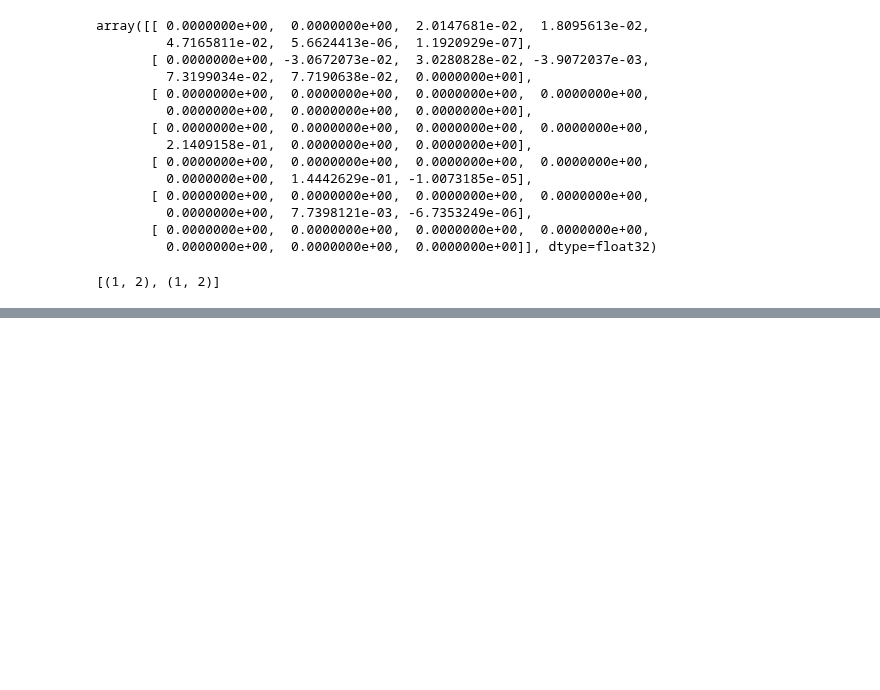
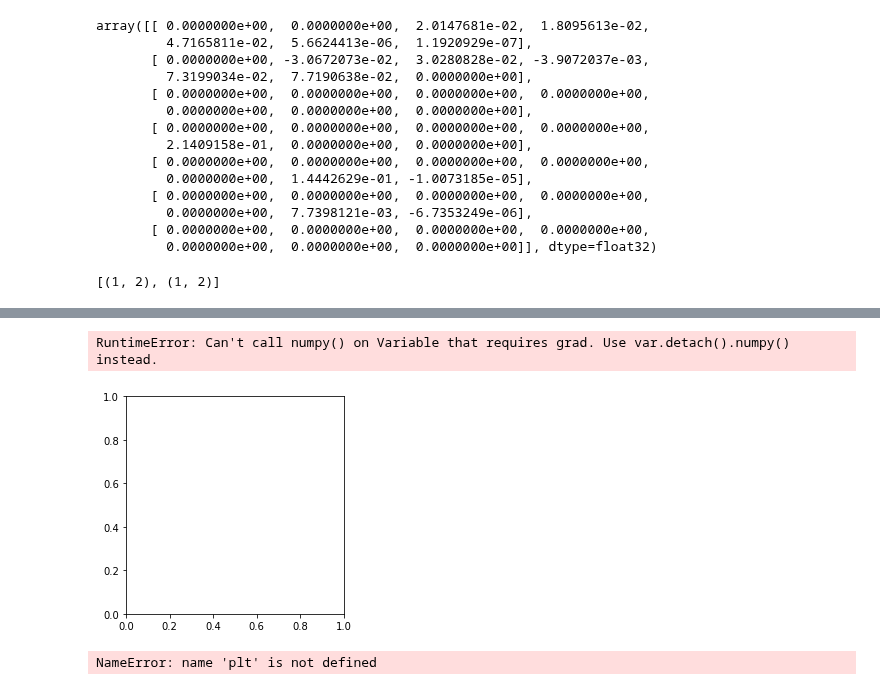
Before and after one commit to xil222/krypton, a Jupyter notebook: code/python/Untitled.ipynb, the cells around one changed output, grey strips where cells are left out. Drawn from its saved outputs; the diff is of its cells as text; code cells hidden in the pictures; blank space fills up the shorter version.

```diff
--- a/code/python/Untitled.ipynb
+++ b/code/python/Untitled.ipynb
@@ -120,0 +194,9 @@ np.array(temp).tolist()
+# %%
+plt.imshow(y[0,0,:,:])
+# %% [output]
+RuntimeError: Can't call numpy() on Variable that requires grad. Use var.detach().numpy() instead.
+[figure, added]
+# %%
+plt.imshow(temp[0,0,:,:].cpu().data.numpy()[39:39+35,39:39+35])
+# %% [output]
+NameError: name 'plt' is not defined
```
Also changed, not shown: parts of 5 cells of this notebook, 12 other files.
